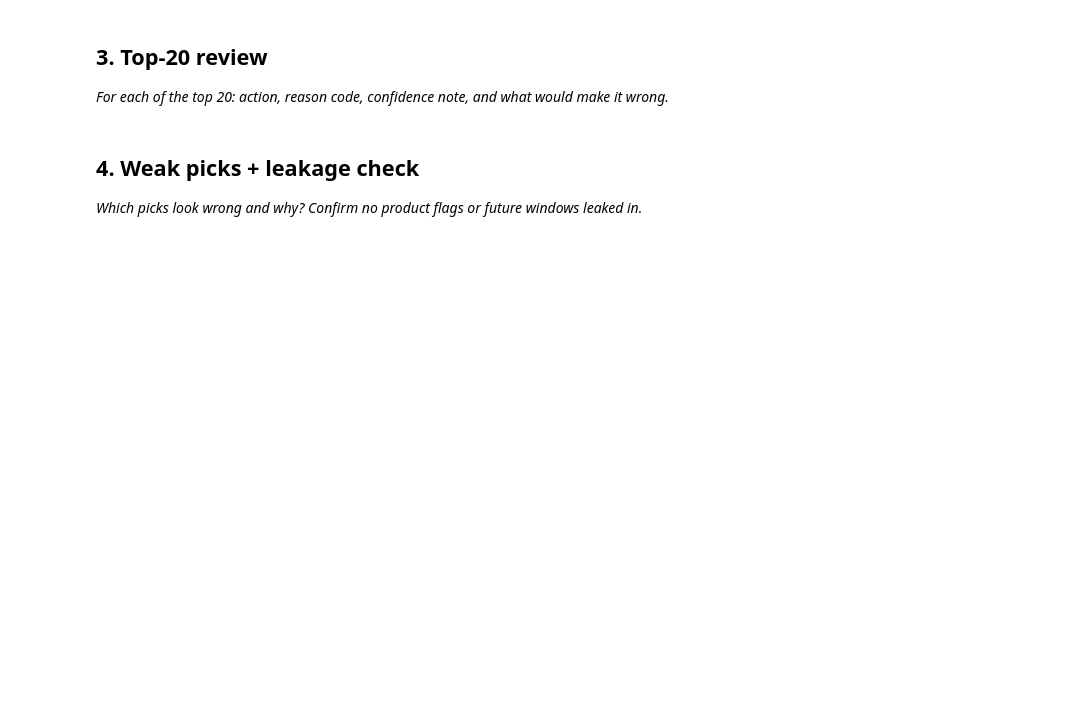
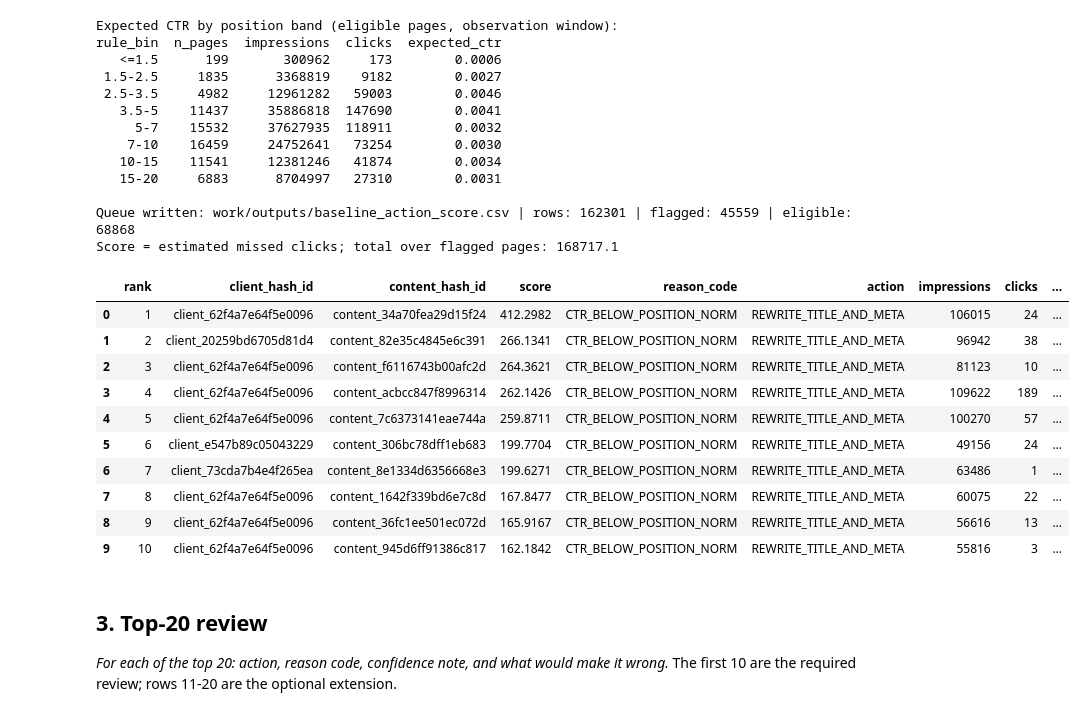
Before and after one commit to ihSomik/flyrank-ml-internship, a Jupyter notebook: work/notebooks/w04_baseline_score.ipynb, the cells around one changed output. Drawn from its saved outputs; the diff is of its cells as text; code cells hidden in the pictures; blank space fills up the shorter version.

```diff
--- a/work/notebooks/w04_baseline_score.ipynb
+++ b/work/notebooks/w04_baseline_score.ipynb
@@ -16,0 +56,7 @@ This skeleton is yours to fill. Work the sections **in order** — each one has
+# %%
+storage_options = {"token": token}
+BASE = "hf://datasets/FlyRank/internship-warehouse"
+
+df_raw = pd.read_parquet(f"{BASE}/fact_content_daily_performance/month=2026-03/data_0.parquet", storage_options=storage_options)
+df_content = pd.read_parquet(f"{BASE}/dim_content.parquet", storage_options=storage_options)
+print("Performance rows:", len(df_raw), "| content rows:", len(df_content))
@@ -17,8 +200,63 @@ This skeleton is yours to fill. Work the sections **in order** — each one has
+# %%
+# ---- The rule ----
+MIN_IMPR, MAX_POS, MIN_POS = 100, 20, 1
+RULE_BINS = [0, 1.5, 2.5, 3.5, 5, 7, 10, 15, 20]
+RULE_LABELS = ["<=1.5", "1.5-2.5", "2.5-3.5", "3.5-5", "5-7", "7-10", "10-15", "15-20"]
+
+pages["eligible"] = (pages["impressions"] >= MIN_IMPR) & (pages["avg_position"] >= MIN_POS) & (pages["avg_position"] <= MAX_POS)
+pages["rule_bin"] = pd.cut(pages["avg_position"], bins=RULE_BINS, labels=RULE_LABELS)
+
+norm = (pages[pages["eligible"]].groupby("rule_bin", observed=True)
+        .agg(n_pages=("ctr", "size"), impressions=("impressions", "sum"), clicks=("clicks", "sum")).reset_index())
+norm["expected_ctr"] = norm["clicks"] / norm["impressions"]
+print("Expected CTR by position band (eligible pages, observation window):")
+print(norm.round(4).to_string(index=False))
+
+pages = pages.merge(norm[["rule_bin", "expected_ctr"]], on="rule_bin", how="left")
+gap = (pages["expected_ctr"] - pages["ctr"]).clip(lower=0)
+pages["score"] = np.where(pages["eligible"], gap * pages["impressions"], 0.0)   # estimated missed clicks
+pages["reason_code"] = np.where(pages["score"] > 0, "CTR_BELOW_POSITION_NORM", "NO_SIGNAL")
+pages["action"] = np.where(pages["score"] > 0, "REWRITE_TITLE_AND_META", "NO_ACTION")
+pages["spike_share"] = pages["max_day_impr"] / pages["impressions"]
+
+queue = pages.sort_values(["score", "impressions"], ascending=[False, False]).reset_index(drop=True)
+queue.insert(0, "rank", np.arange(1, len(queue) + 1))
+queue_cols = ["rank", "client_hash_id", "content_hash_id", "score", "reason_code", "action",
+              "impressions", "clicks", "ctr", "avg_position", "expected_ctr", "days_active", "spike_share"]
+
+os.makedirs("work/outputs", exist_ok=True)
+queue[queue_cols].to_csv("work/outputs/baseline_action_score.csv", index=False)
+
+n_flagged = int((queue["score"] > 0).sum())
+print(f"\nQueue written: work/outputs/baseline_action_score.csv | rows: {len(queue)} | flagged: {n_flagged} | eligible: {int(queue['eligible'].sum())}")
+print("Score = estimated missed clicks; total over flagged pages:", round(queue["score"].sum(), 1))
+queue[queue_cols].head(10).round(4)
+# %% [output]
+Expected CTR by position band (eligible pages, observation window):
+rule_bin  n_pages  impressions  clicks  expected_ctr
+   <=1.5      199       300962     173        0.0006
+ 1.5-2.5     1835      3368819    9182        0.0027
+ 2.5-3.5     4982     12961282   59003        0.0046
+   3.5-5    11437     35886818  147690        0.0041
+     5-7    15532     37627935  118911        0.0032
+    7-10    16459     24752641   73254        0.0030
+   10-15    11541     12381246   41874        0.0034
+   15-20     6883      8704997   27310        0.0031
+
+Queue written: work/outputs/baseline_action_score.csv | rows: 162301 | flagged: 45559 | eligible: 68868
+Score = estimated missed clicks; total over flagged pages: 168717.1
+|  | rank | client_hash_id | content_hash_id | score | reason_code | action | impressions | clicks | ... |
+| 0 | 1 | client_62f4a7e64f5e0096 | content_34a70fea29d15f24 | 412.2982 | CTR_BELOW_POSITION_NORM | REWRITE_TITLE_AND_META | 106015 | 24 | ... |
+| 1 | 2 | client_20259bd6705d81d4 | content_82e35c4845e6c391 | 266.1341 | CTR_BELOW_POSITION_NORM | REWRITE_TITLE_AND_META | 96942 | 38 | ... |
+| 2 | 3 | client_62f4a7e64f5e0096 | content_f6116743b00afc2d | 264.3621 | CTR_BELOW_POSITION_NORM | REWRITE_TITLE_AND_META | 81123 | 10 | ... |
+| 3 | 4 | client_62f4a7e64f5e0096 | content_acbcc847f8996314 | 262.1426 | CTR_BELOW_POSITION_NORM | REWRITE_TITLE_AND_META | 109622 | 189 | ... |
+| 4 | 5 | client_62f4a7e64f5e0096 | content_7c6373141eae744a | 259.8711 | CTR_BELOW_POSITION_NORM | REWRITE_TITLE_AND_META | 100270 | 57 | ... |
+| 5 | 6 | client_e547b89c05043229 | content_306bc78dff1eb683 | 199.7704 | CTR_BELOW_POSITION_NORM | REWRITE_TITLE_AND_META | 49156 | 24 | ... |
+| 6 | 7 | client_73cda7b4e4f265ea | content_8e1334d6356668e3 | 199.6271 | CTR_BELOW_POSITION_NORM | REWRITE_TITLE_AND_META | 63486 | 1 | ... |
+| 7 | 8 | client_62f4a7e64f5e0096 | content_1642f339bd6e7c8d | 167.8477 | CTR_BELOW_POSITION_NORM | REWRITE_TITLE_AND_META | 60075 | 22 | ... |
+| 8 | 9 | client_62f4a7e64f5e0096 | content_36fc1ee501ec072d | 165.9167 | CTR_BELOW_POSITION_NORM | REWRITE_TITLE_AND_META | 56616 | 13 | ... |
+| 9 | 10 | client_62f4a7e64f5e0096 | content_945d6ff91386c817 | 162.1842 | CTR_BELOW_POSITION_NORM | REWRITE_TITLE_AND_META | 55816 | 3 | ... |
 # %% [markdown]
 ## 3. Top-20 review
 
-*For each of the top 20: action, reason code, confidence note, and what would make it wrong.*
+*For each of the top 20: action, reason code, confidence note, and what would make it wrong.* The first 10 are the required review; rows 11-20 are the optional extension.
-# %% [markdown]
-## 4. Weak picks + leakage check
-
-*Which picks look wrong and why? Confirm no product flags or future windows leaked in.*
```
Also changed, not shown: parts of 17 cells of this notebook.
